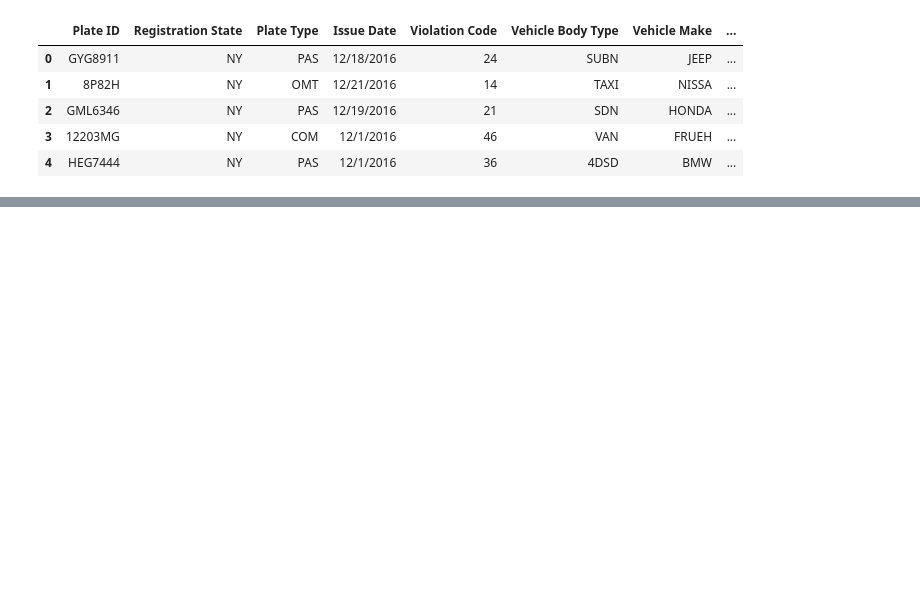
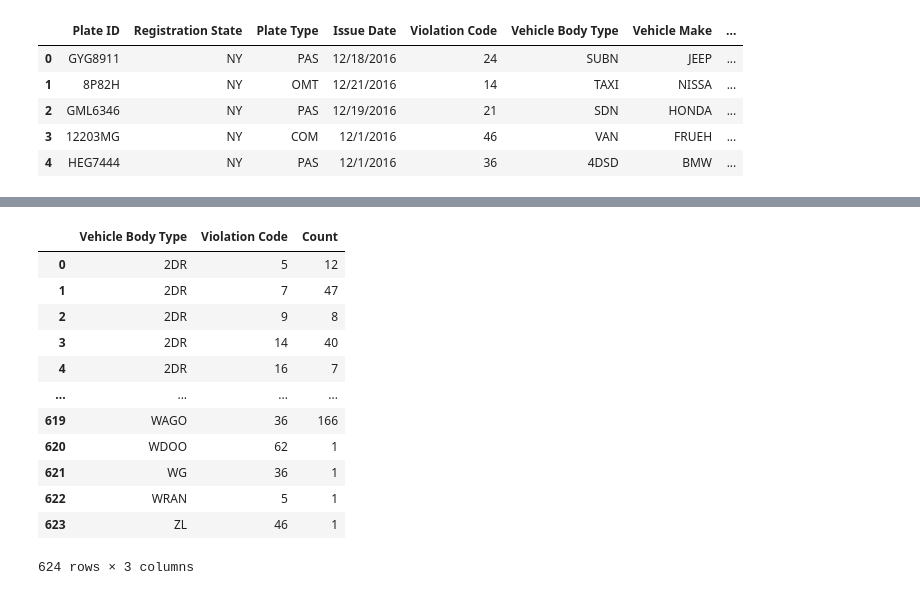
Before and after one commit to RyanAdamGonzalez1996/Project1, a Jupyter notebook: Vehicle_BodyType.ipynb, the cells around one changed output, grey strips where cells are left out. Saved outputs shown, nothing was run; the diff lists cells and outputs as text; code cells hidden in the pictures; blank space fills up the shorter version.

```diff
--- a/Vehicle_BodyType.ipynb
+++ b/Vehicle_BodyType.ipynb
@@ -125,0 +139,20 @@ a.reset_index()
+# %%
+#filter = vb['Vehicle Body Type']==" "
+#vc=vb.where(filter,inplace=False)
+vc=vb.groupby(['Vehicle Body Type','Violation Code'])['Plate ID'].count().reset_index()
+vc.columns=["Vehicle Body Type","Violation Code","Count"]
+vc
+# %% [output]
+|  | Vehicle Body Type | Violation Code | Count |
+| 0 | 2DR | 5 | 12 |
+| 1 | 2DR | 7 | 47 |
+| 2 | 2DR | 9 | 8 |
+| 3 | 2DR | 14 | 40 |
+| 4 | 2DR | 16 | 7 |
+| ... | ... | ... | ... |
+| 619 | WAGO | 36 | 166 |
+| 620 | WDOO | 62 | 1 |
+| 621 | WG | 36 | 1 |
+| 622 | WRAN | 5 | 1 |
+| 623 | ZL | 46 | 1 |
+624 rows × 3 columns
```
Also changed, not shown: parts of 20 cells of this notebook, 3 other files.
